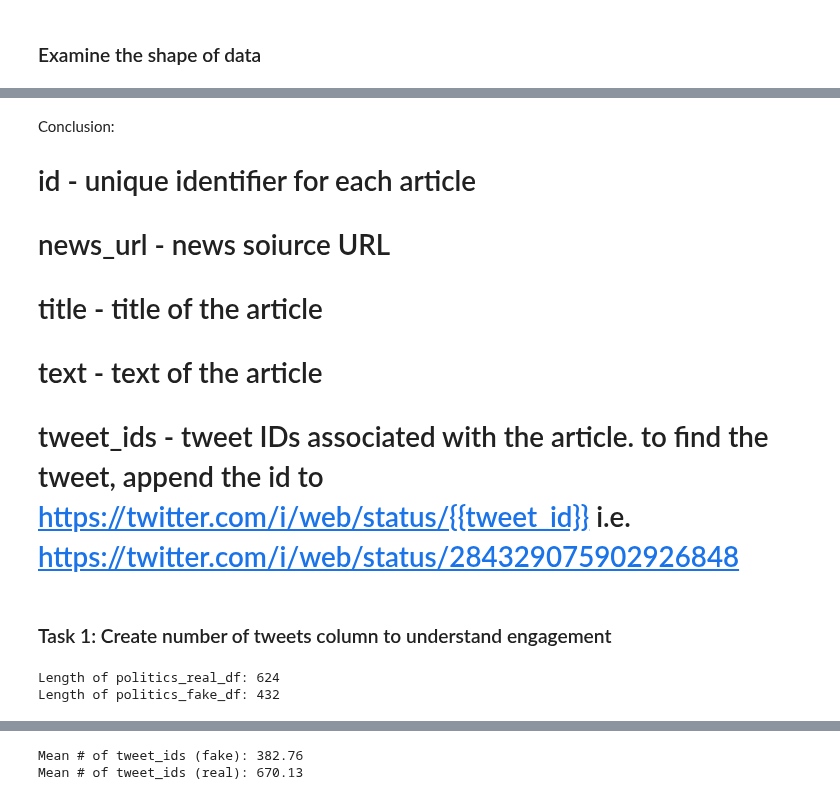
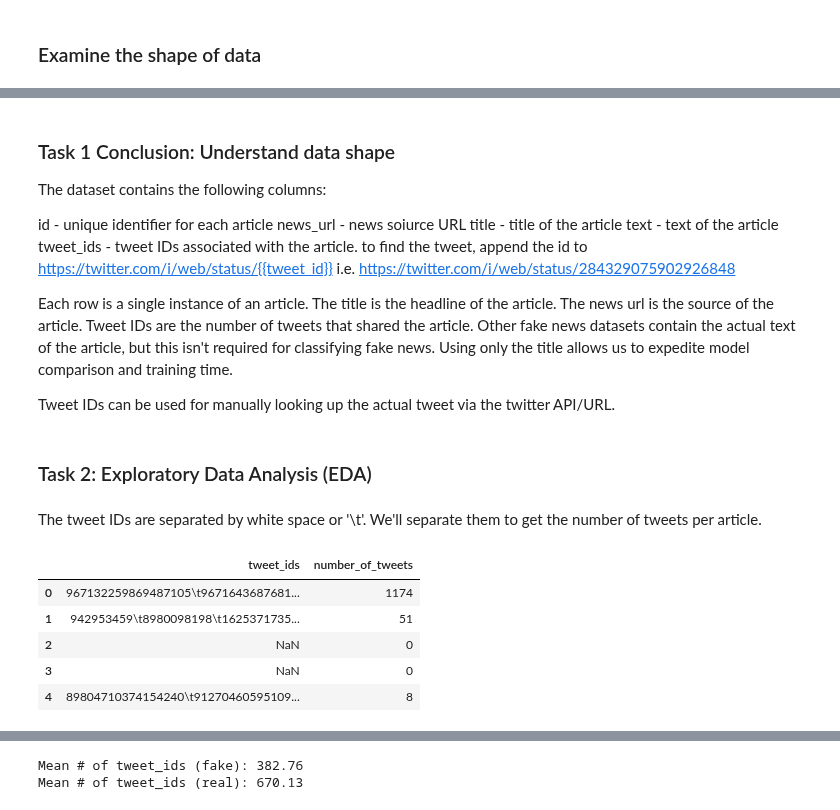
Before and after one commit to gabriel-joseph/data_science_portfolio, a Jupyter notebook: fall2025/dsc630_data_prediction/final_project/milestone_3/Vance_Milestone_3.ipynb, the cells around one changed output, grey strips where cells are left out. Cells and saved outputs as stored; diff of their text form; code cells hidden in the pictures.

```diff
--- a/fall2025/dsc630_data_prediction/final_project/milestone_3/Vance_Milestone_3.ipynb
+++ b/fall2025/dsc630_data_prediction/final_project/milestone_3/Vance_Milestone_3.ipynb
@@ -86,21 +94,32 @@ politics_real_df.head()
 | 3 | politifact4358 | https://web.archive.org/web/20110... | Democratic Leaders Say House Demo... | NaN |
 | 4 | politifact779 | https://web.archive.org/web/20070... | Budget of the United States Gover... | 89804710374154240\t91270460595109... |
 # %% [markdown]
-Conclusion:
+### Task 1 Conclusion: Understand data shape
 
-# id - unique identifier for each article
-# news_url - news soiurce URL
-# title - title of the article
-# text - text of the article
-# tweet_ids  - tweet IDs associated with the article. to find the tweet, append the id to https://twitter.com/i/web/status/{{tweet_id}} i.e. https://twitter.com/i/web/status/284329075902926848
+The dataset contains the following columns:
+
+ id - unique identifier for each article
+ news_url - news soiurce URL
+ title - title of the article
+ text - text of the article
+ tweet_ids  - tweet IDs associated with the article. to find the tweet, append the id to https://twitter.com/i/web/status/{{tweet_id}} i.e. https://twitter.com/i/web/status/284329075902926848
+
+ Each row is a single instance of an article. The title is the headline of the article. The news url is the source of the article. Tweet IDs are the number of tweets that shared the article. Other fake news datasets contain the actual text of the article, but this isn't required for classifying fake news. Using only the title allows us to expedite model comparison and training time.
+
+Tweet IDs can be used for manually looking up the actual tweet via the twitter API/URL.
 # %% [markdown]
-### Task 1: Create number of tweets column to understand engagement
+### Task 2: Exploratory Data Analysis (EDA)
+# %% [markdown]
+The tweet IDs are separated by white space or '\t'. We'll separate them to get the number of tweets per article.
 # %%
+# Create number of tweets column to understand engagement, set to 0 if no tweets
 politics_real_df['number_of_tweets'] = politics_real_df['tweet_ids'].apply(lambda x: 0 if pd.isna(x) else len(str(x).split('\t')))
 politics_fake_df['number_of_tweets'] = politics_fake_df['tweet_ids'].apply(lambda x: 0 if pd.isna(x) else len(str(x).split('\t')))
+politics_real_df[['tweet_ids', 'number_of_tweets']].head()
+# %% [output]
+|  | tweet_ids | number_of_tweets |
+| 0 | 967132259869487105\t9671643687681... | 1174 |
+| 1 | 942953459\t8980098198\t1625371735... | 51 |
+| 2 | NaN | 0 |
+| 3 | NaN | 0 |
+| 4 | 89804710374154240\t91270460595109... | 8 |
-# %%
-print(f"Length of politics_real_df: {len(politics_real_df)}")
-print(f"Length of politics_fake_df: {len(politics_fake_df)}")
-# %% [output]
-Length of politics_real_df: 624
-Length of politics_fake_df: 432
```
Also changed, not shown: parts of 38 cells of this notebook, 4 other files.
